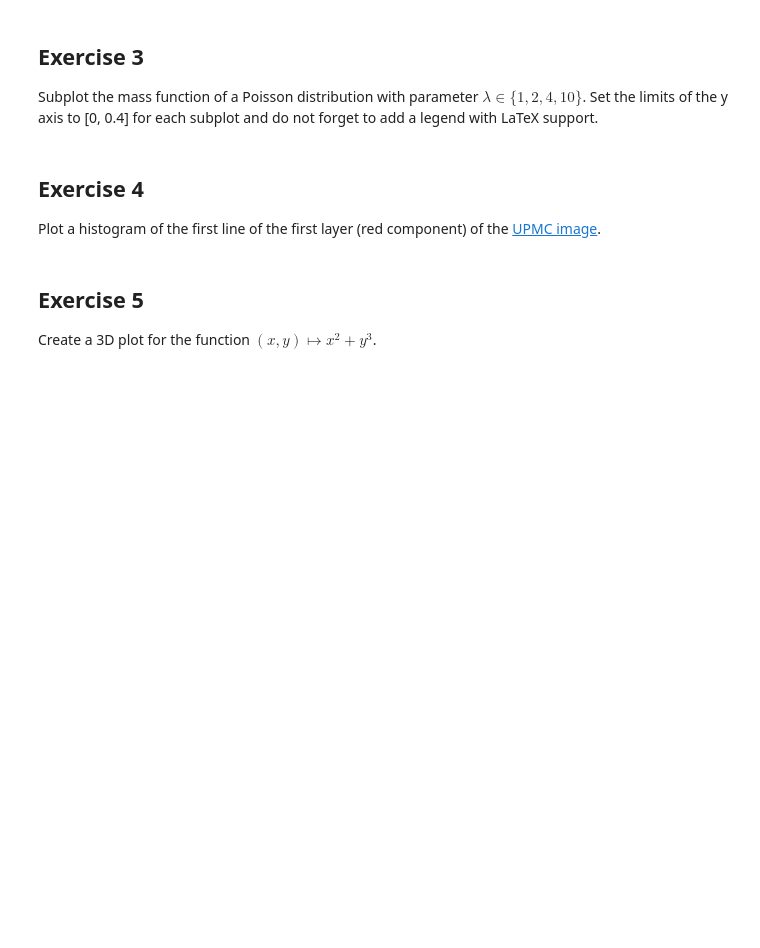
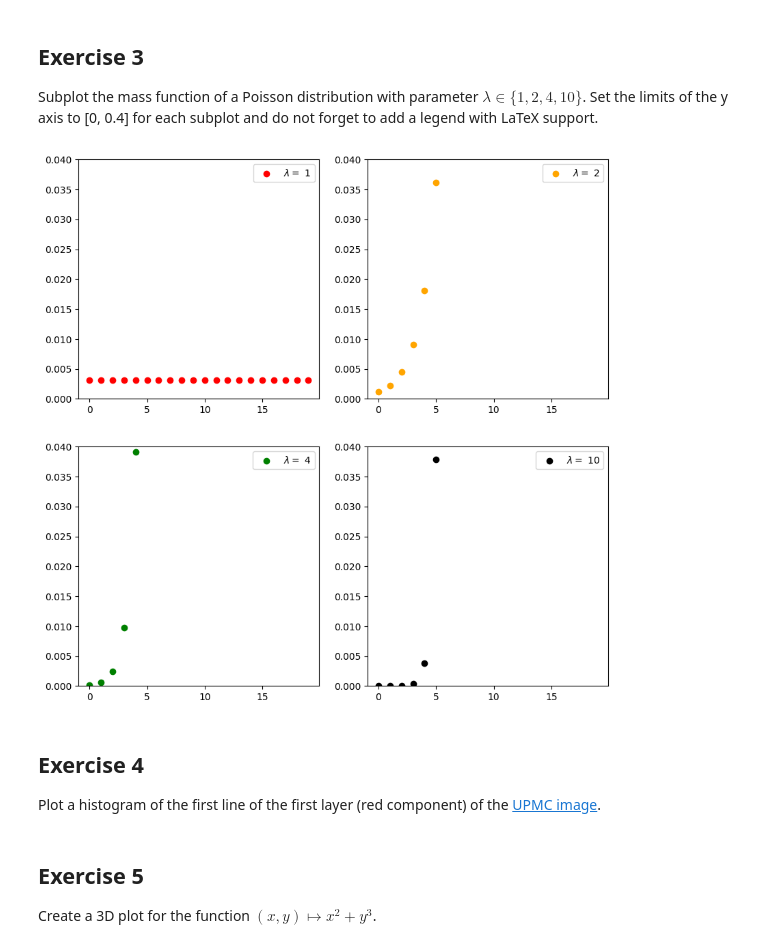
Before and after one commit to dgalemb/STASC, a Jupyter notebook: Plotting.ipynb, the cells around one changed output. Saved outputs shown, nothing was run; the diff lists cells and outputs as text; code cells hidden in the pictures; blank space fills up the shorter version.

```diff
--- a/Plotting.ipynb
+++ b/Plotting.ipynb
@@ -1013,3 +1033,21 @@ Set the limits of the y axis to [0, 0.4] for each subplot and do not forget to a
+# %%
+# Answer
+ls = [1,2,4,10]
+n = 20
+x = np.linspace(0,n-1,n)
+ys = []
+
+for l in ls:
+    ys.append((np.exp(-l)*(l**x))/np.math.factorial(5))
+
+fig, ax = plt.subplots(2,2,figsize=(10,10))
+
+for axis, y, l, color in zip(ax.flat, ys, ls, ['red', 'orange', 'green', 'black']):
+    axis.scatter(x, y, label = f'$\lambda =$ {l}', color = color)
+    axis.set_ylim(0, 0.04)
+    axis.legend()
+# %% [output]
+[figure, added]
 # %% [markdown]
 ## Exercise 4 <a id="part5sec4"></a>
 Plot a histogram of the first line of the first layer (red component) of the [UPMC image](http://www.lpsm.paris/pageperso/sangnier/files/pythonM2/img/upmc.jpg).
```
Also changed, not shown: parts of 35 cells of this notebook.
